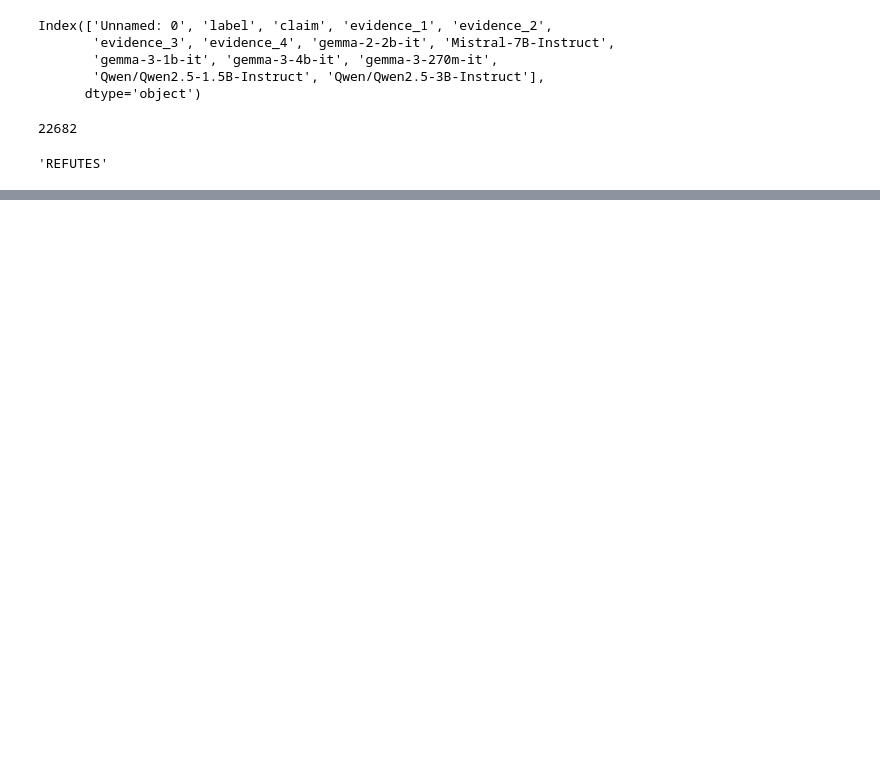
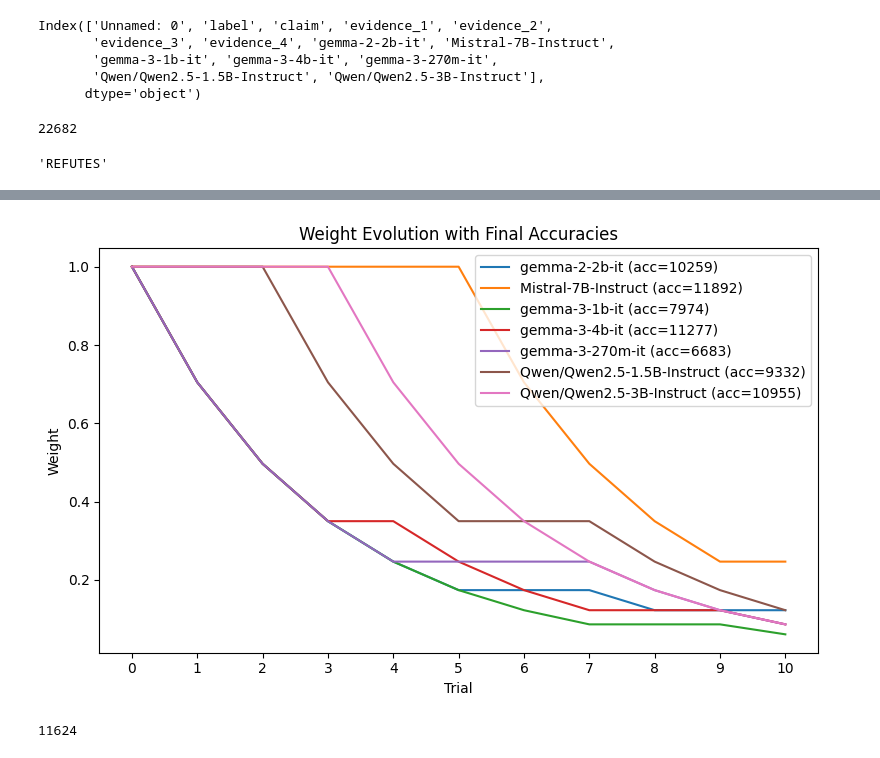
Before and after one commit to trung6/db_project_2025, a Jupyter notebook: process_fever_final.ipynb, the cells around one changed output, grey strips where cells are left out. Cells and saved outputs as stored; diff of their text form; code cells hidden in the pictures; blank space fills up the shorter version.

```diff
--- a/process_fever_final.ipynb
+++ b/process_fever_final.ipynb
@@ -50,0 +244,12 @@ def most_votes_win(df) -> int:
+# %%
+weight_evolution_variant, final_weights_variant = mwu_variant(df, INDICES.copy(), NUM_TRIALS, ALPHA)
+# final weights dict
+wdict_variant = {}
+for model, weight in zip(MODELS, final_weights_variant):
+    wdict_variant[model] = weight
+
+plot_weight_and_accuracy(weight_evolution_variant, MODELS, ACC)
+weighted_voting(df, wdict_variant)
+# %% [output]
+[figure, added]
+11624
```
Also changed, not shown: parts of 10 cells of this notebook.
